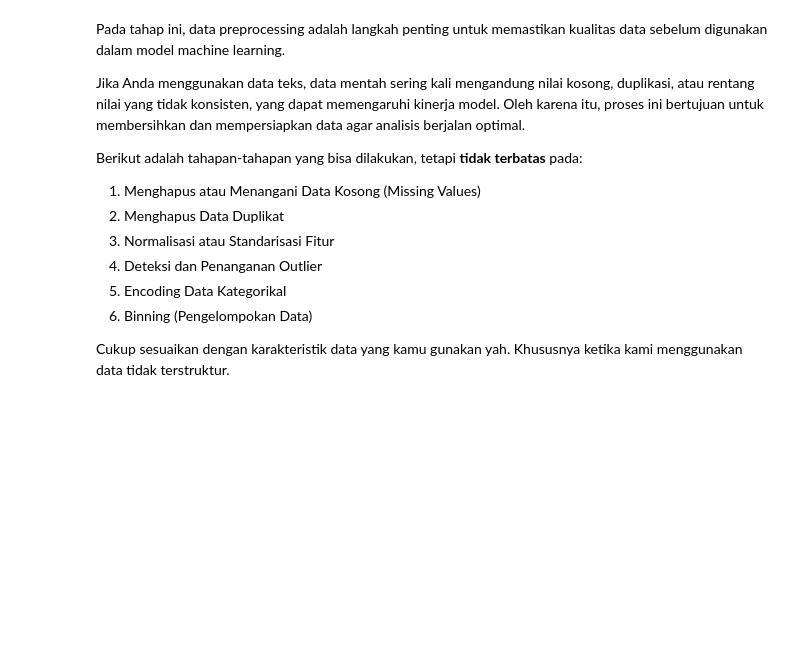
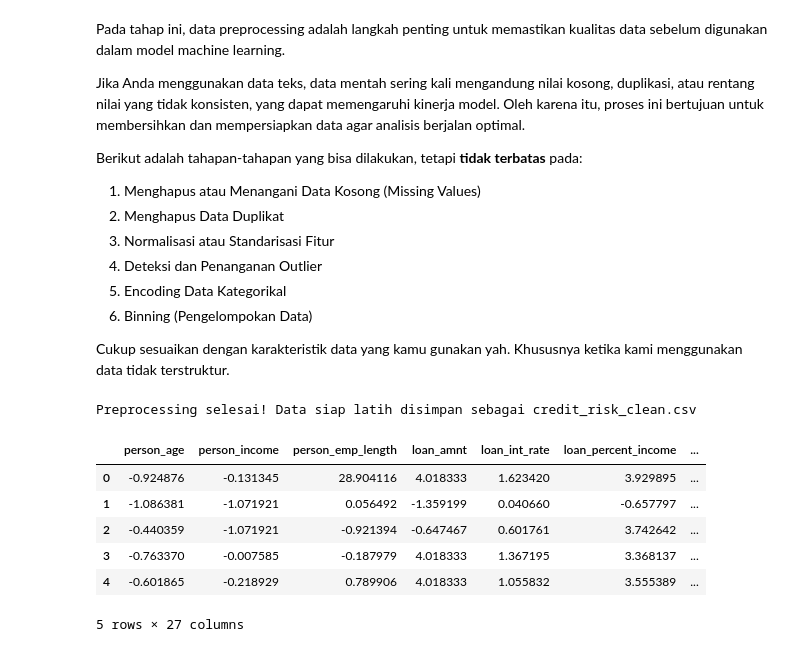
Before and after one commit to Sarip16/Eksperimen_SML_Namira-Sarip, a Jupyter notebook: preprocessing/Eksperimen_Namira-Sarip.ipynb, the cells around one changed output. Drawn from its saved outputs; the diff is of its cells as text; code cells hidden in the pictures; blank space fills up the shorter version.

```diff
--- a/preprocessing/Eksperimen_Namira-Sarip.ipynb
+++ b/preprocessing/Eksperimen_Namira-Sarip.ipynb
@@ -164,0 +182,35 @@ X_test_scaled = scaler.transform(X_test)
+# %%
+# Menggabungkan kedua pipeline
+preprocessor = ColumnTransformer(
+    transformers=[
+        ('num', numeric_transformer, numeric_features),
+        ('cat', categorical_transformer, categorical_features)
+    ])
+# %%
+# Eksekusi Transformasi
+X_transformed = preprocessor.fit_transform(X)
+# %%
+# Mengambil nama kolom baru
+cat_feature_names = preprocessor.named_transformers_['cat']['onehot'].get_feature_names_out(categorical_features)
+all_feature_names = numeric_features + list(cat_feature_names)
+# %%
+# Menggabungkan kembali menjadi DataFrame utuh
+df_ready = pd.DataFrame(X_transformed, columns=all_feature_names)
+df_ready['loan_status'] = y
+# %%
+# Menyimpan hasil otomatisasi menjadi file CSV
+df_ready.to_csv('credit_risk_clean.csv', index=False)
+print("Preprocessing selesai! Data siap latih disimpan sebagai credit_risk_clean.csv")
+# %% [output]
+Preprocessing selesai! Data siap latih disimpan sebagai credit_risk_clean.csv
+# %%
+# Tampilkan sekilas hasilnya
+df_ready.head()
+# %% [output]
+|  | person_age | person_income | person_emp_length | loan_amnt | loan_int_rate | loan_percent_income | ... |
+| 0 | -0.924876 | -0.131345 | 28.904116 | 4.018333 | 1.623420 | 3.929895 | ... |
+| 1 | -1.086381 | -1.071921 | 0.056492 | -1.359199 | 0.040660 | -0.657797 | ... |
+| 2 | -0.440359 | -1.071921 | -0.921394 | -0.647467 | 0.601761 | 3.742642 | ... |
+| 3 | -0.763370 | -0.007585 | -0.187979 | 4.018333 | 1.367195 | 3.368137 | ... |
+| 4 | -0.601865 | -0.218929 | 0.789906 | 4.018333 | 1.055832 | 3.555389 | ... |
+5 rows × 27 columns
```
Also changed, not shown: parts of 11 cells of this notebook, 2 other files.
